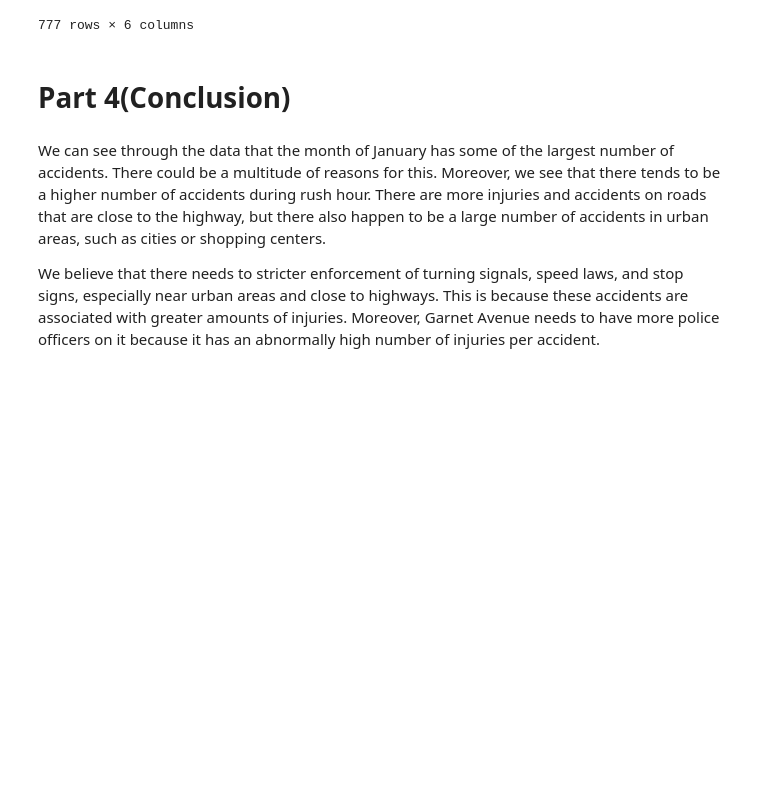
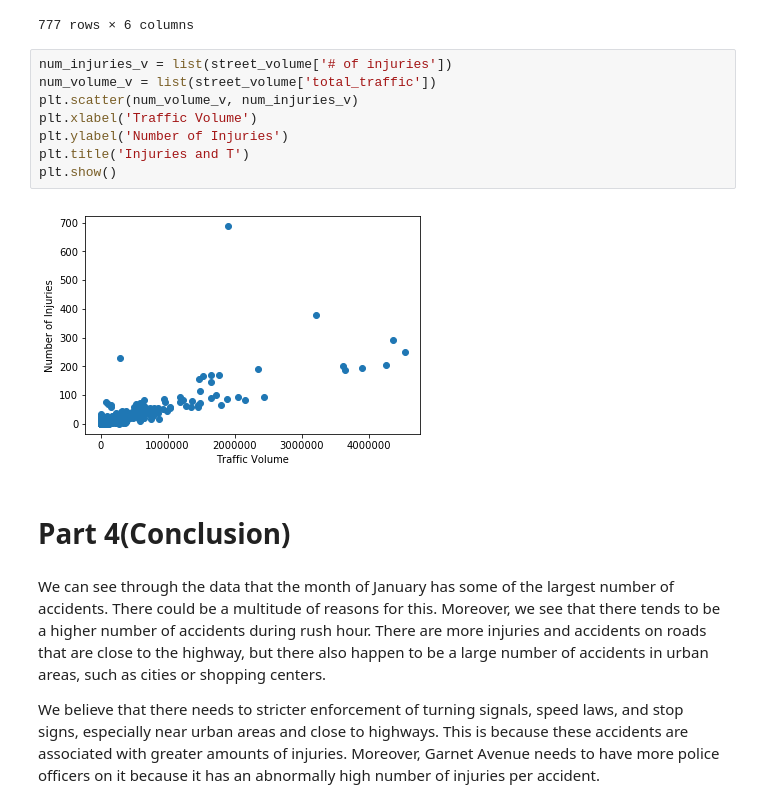
Before and after one commit to morahman97/SD-Car-Accident-Analysis, a Jupyter notebook: FinalProject.ipynb, the cells around one changed output. Saved outputs shown, nothing was run; the diff lists cells and outputs as text; blank space fills up the shorter version.

Commit message:
Added Graph of injuries and traffic volume

```diff
--- a/FinalProject.ipynb
+++ b/FinalProject.ipynb
@@ -942,6 +942,16 @@ street_volume
 | 775 | CONFERENCE WAY, SAN DEIGO | 1 | 1 | 1.00 | [TURNING MOVEMENTS AND REQUIRED S... | 56648 |
 | 776 | RUSS BOULEVARD, SAN DEIGO | 1 | 0 | 0.00 | [VIOLATION OF BASIC SPEED LAW SPE... | 8107 |
 777 rows × 6 columns
+# %%
+num_injuries_v = list(street_volume['# of injuries'])
+num_volume_v = list(street_volume['total_traffic'])
+plt.scatter(num_volume_v, num_injuries_v)
+plt.xlabel('Traffic Volume')
+plt.ylabel('Number of Injuries')
+plt.title('Injuries and T')
+plt.show()
+# %% [output]
+[figure, added]
 # %% [markdown]
 # Part 4(Conclusion)
 # %% [markdown]
```
